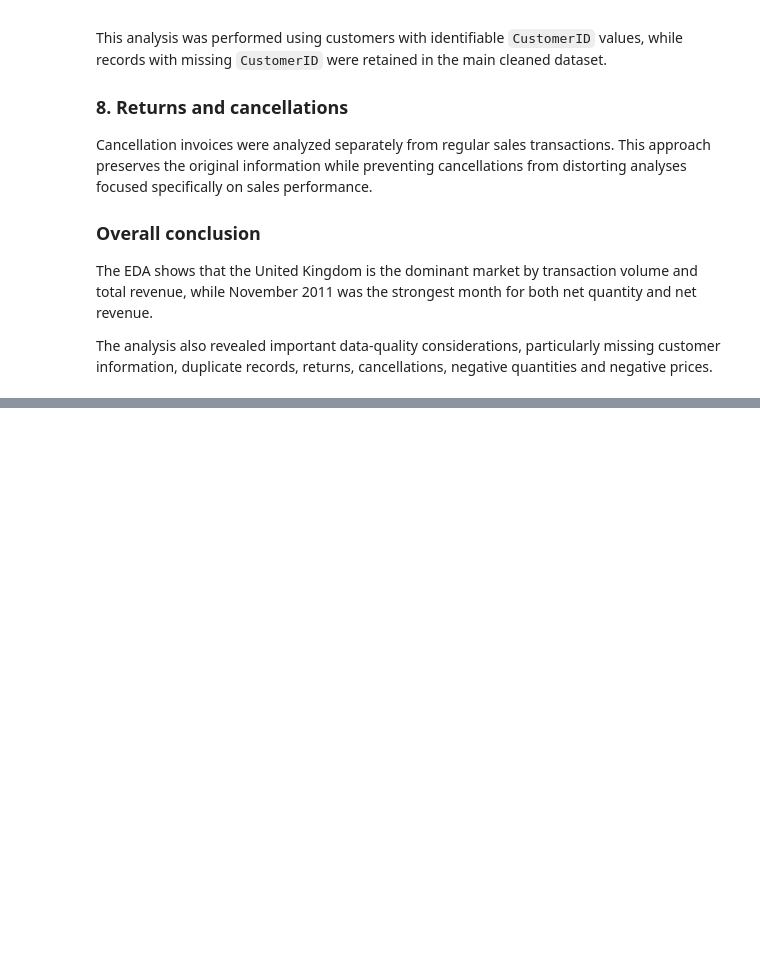
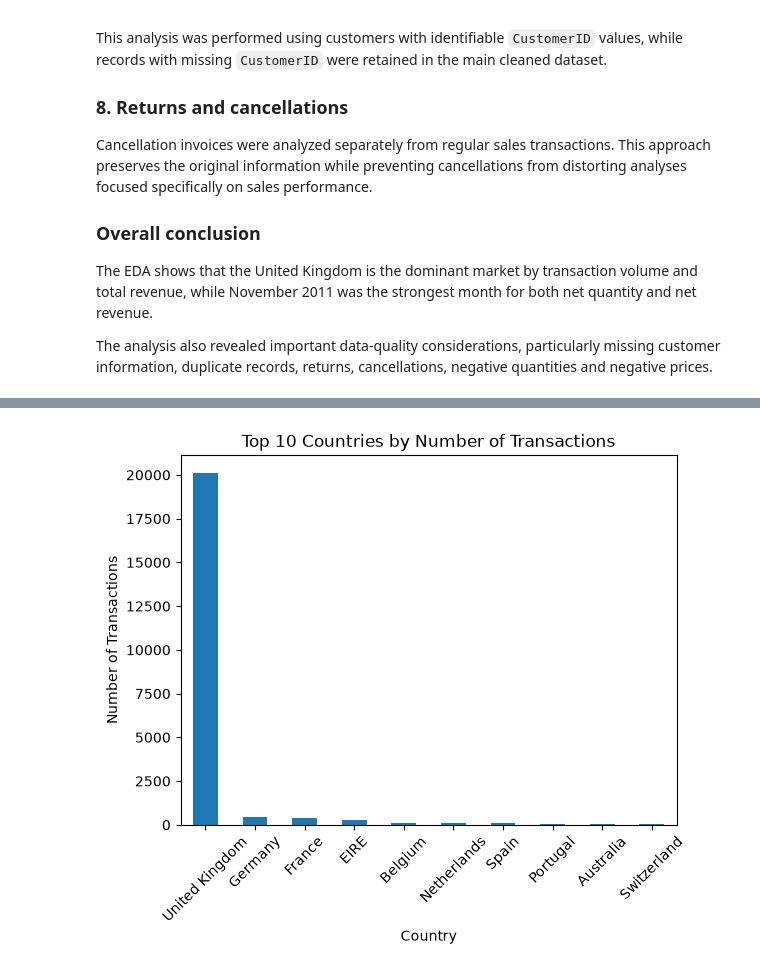
Before and after one commit to esthermaina36/online-retail-analysis, a Jupyter notebook: notebooks/01_initial_exploration.ipynb, the cells around one changed output, grey strips where cells are left out. Saved outputs shown, nothing was run; the diff lists cells and outputs as text; code cells hidden in the pictures; blank space fills up the shorter version.

```diff
--- a/notebooks/01_initial_exploration.ipynb
+++ b/notebooks/01_initial_exploration.ipynb
@@ -774,0 +961,9 @@ The analysis also revealed important data-quality considerations, particularly m
+# %%
+top_countries_transactions = (
+    df_sales.groupby("Country")["InvoiceNo"]
+    .nunique()
+    .sort_values(ascending=False)
+    .head(10)
+)
+
+top_countries_transactions
@@ -774,0 +983,10 @@ The analysis also revealed important data-quality considerations, particularly m
+# %%
+top_countries_transactions.plot(kind="bar")
+
+plt.title("Top 10 Countries by Number of Transactions")
+plt.xlabel("Country")
+plt.ylabel("Number of Transactions")
+plt.xticks(rotation=45)
+plt.show()
+# %% [output]
+[figure, added]
```
Also changed, not shown: parts of 25 cells of this notebook.
